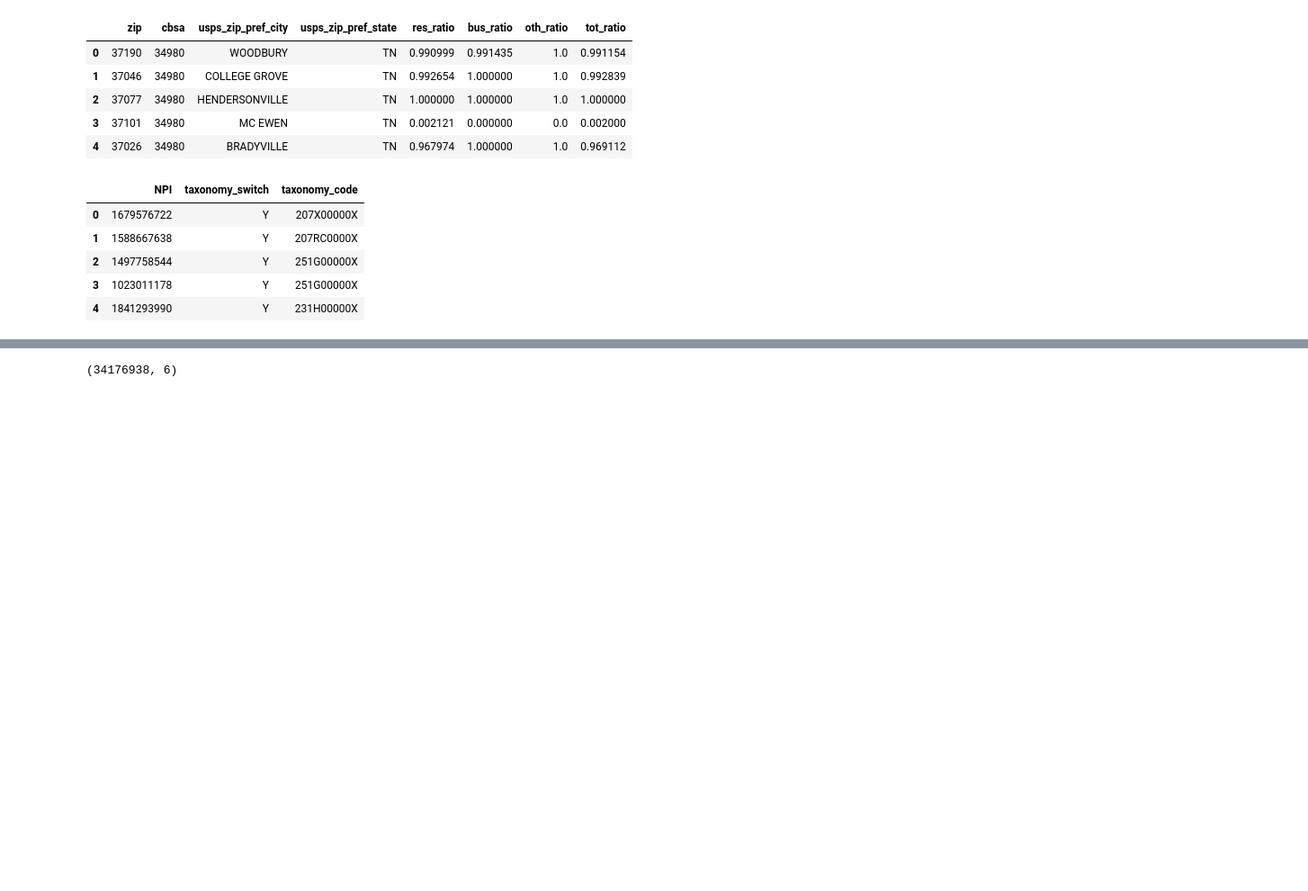
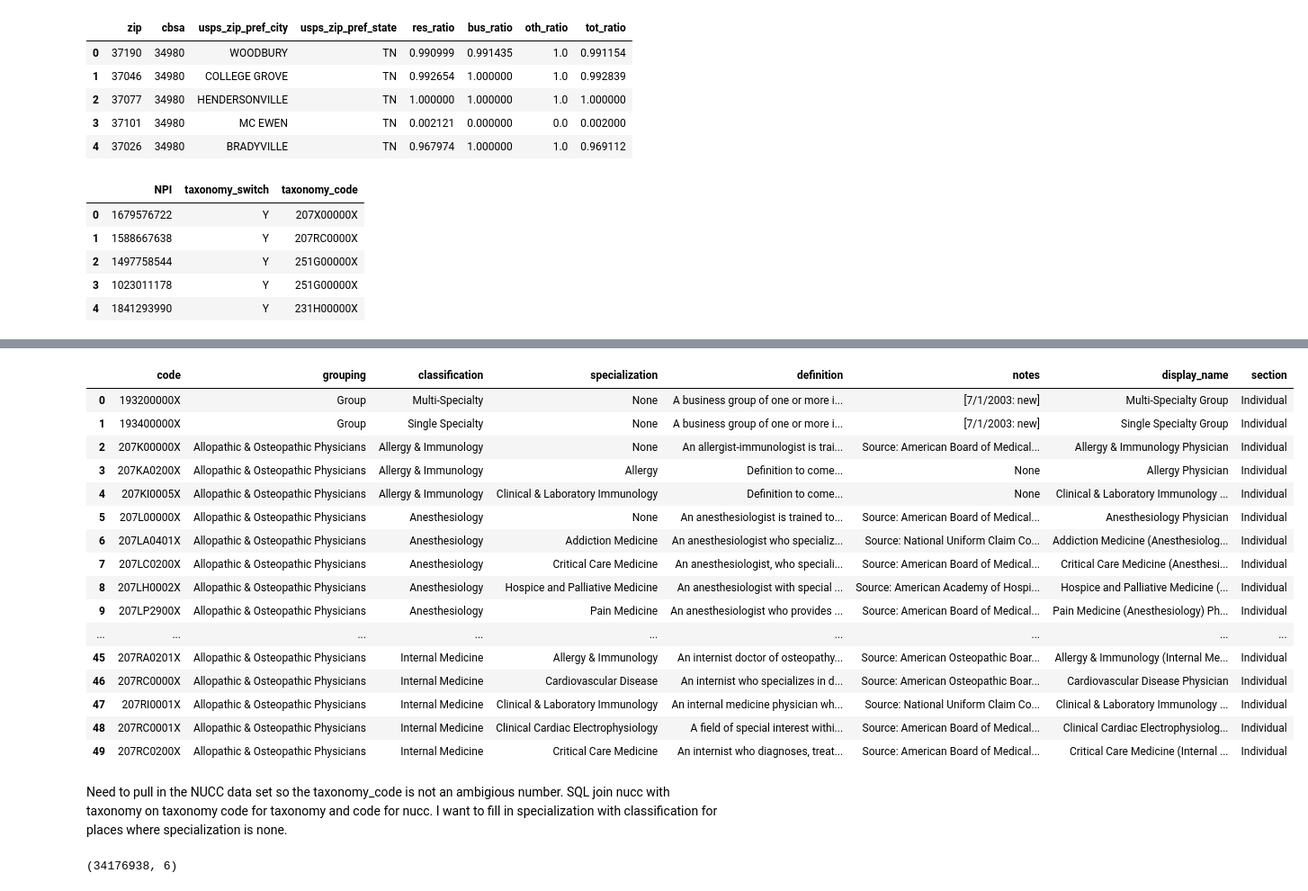
Before and after one commit to nss-data-science-cohort-5/hop_team-hot_pretzels, a Jupyter notebook: Hop_teaming_JG.ipynb, the cells around one changed output, grey strips where cells are left out. Shown at 90% size. Saved outputs shown, nothing was run; the diff lists cells and outputs as text; code cells hidden in the pictures; blank space fills up the shorter version.

```diff
--- a/Hop_teaming_JG.ipynb
+++ b/Hop_teaming_JG.ipynb
@@ -123,0 +125,10 @@ db.close()
+# %%
+db = sqlite3.connect('data/hop_team.sqlite')
+
+query = "SELECT * FROM nucc "
+
+nucc_sqlite = pd.read_sql(query, db)
+
+db.close()
+
+nucc_sqlite.head()
@@ -124,3 +142,25 @@ db.close()
+# %%
+nucc_sqlite.head(50)
+# %% [output]
+|  | code | grouping | classification | specialization | definition | notes | display_name | section |
+| 0 | 193200000X | Group | Multi-Specialty | None | A business group of one or more i... | [7/1/2003: new] | Multi-Specialty Group | Individual |
+| 1 | 193400000X | Group | Single Specialty | None | A business group of one or more i... | [7/1/2003: new] | Single Specialty Group | Individual |
+| 2 | 207K00000X | Allopathic & Osteopathic Physicians | Allergy & Immunology | None | An allergist-immunologist is trai... | Source: American Board of Medical... | Allergy & Immunology Physician | Individual |
+| 3 | 207KA0200X | Allopathic & Osteopathic Physicians | Allergy & Immunology | Allergy | Definition to come... | None | Allergy Physician | Individual |
+| 4 | 207KI0005X | Allopathic & Osteopathic Physicians | Allergy & Immunology | Clinical & Laboratory Immunology | Definition to come... | None | Clinical & Laboratory Immunology ... | Individual |
+| 5 | 207L00000X | Allopathic & Osteopathic Physicians | Anesthesiology | None | An anesthesiologist is trained to... | Source: American Board of Medical... | Anesthesiology Physician | Individual |
+| 6 | 207LA0401X | Allopathic & Osteopathic Physicians | Anesthesiology | Addiction Medicine | An anesthesiologist who specializ... | Source: National Uniform Claim Co... | Addiction Medicine (Anesthesiolog... | Individual |
+| 7 | 207LC0200X | Allopathic & Osteopathic Physicians | Anesthesiology | Critical Care Medicine | An anesthesiologist, who speciali... | Source: American Board of Medical... | Critical Care Medicine (Anesthesi... | Individual |
+| 8 | 207LH0002X | Allopathic & Osteopathic Physicians | Anesthesiology | Hospice and Palliative Medicine | An anesthesiologist with special ... | Source: American Academy of Hospi... | Hospice and Palliative Medicine (... | Individual |
+| 9 | 207LP2900X | Allopathic & Osteopathic Physicians | Anesthesiology | Pain Medicine | An anesthesiologist who provides ... | Source: American Board of Medical... | Pain Medicine (Anesthesiology) Ph... | Individual |
+| ... | ... | ... | ... | ... | ... | ... | ... | ... |
+| 45 | 207RA0201X | Allopathic & Osteopathic Physicians | Internal Medicine | Allergy & Immunology | An internist doctor of osteopathy... | Source: American Osteopathic Boar... | Allergy & Immunology (Internal Me... | Individual |
+| 46 | 207RC0000X | Allopathic & Osteopathic Physicians | Internal Medicine | Cardiovascular Disease | An internist who specializes in d... | Source: American Osteopathic Boar... | Cardiovascular Disease Physician | Individual |
+| 47 | 207RI0001X | Allopathic & Osteopathic Physicians | Internal Medicine | Clinical & Laboratory Immunology | An internal medicine physician wh... | Source: National Uniform Claim Co... | Clinical & Laboratory Immunology ... | Individual |
+| 48 | 207RC0001X | Allopathic & Osteopathic Physicians | Internal Medicine | Clinical Cardiac Electrophysiology | A field of special interest withi... | Source: American Board of Medical... | Clinical Cardiac Electrophysiolog... | Individual |
+| 49 | 207RC0200X | Allopathic & Osteopathic Physicians | Internal Medicine | Critical Care Medicine | An internist who diagnoses, treat... | Source: American Board of Medical... | Critical Care Medicine (Internal ... | Individual |
+# %% [markdown]
+Need to pull in the NUCC data set so the taxonomy_code is not an ambigious number. SQL join nucc with taxonomy on taxonomy code for taxonomy and code for nucc. I want to fill in specialization with classification for places where specialization is none.
 # %%
 query = 'PRAGMA table_info ("npi")'
 with sqlite3.connect('data/hop_team.sqlite') as db:
```
Also changed, not shown: parts of 11 cells of this notebook.
